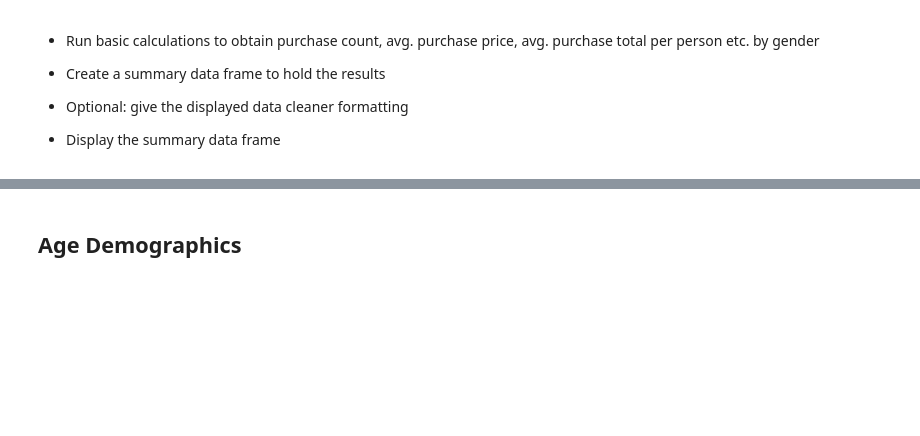
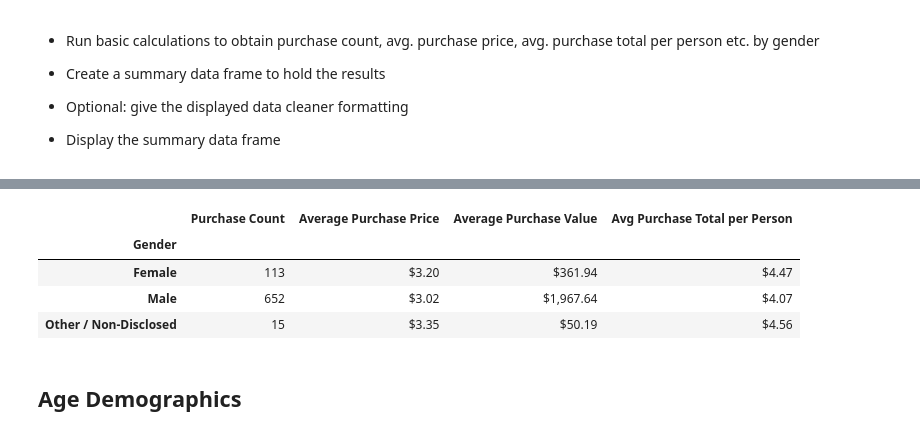
Before and after one commit to sean-galloway/pandas-challenge, a Jupyter notebook: HeroesOfPymoli.ipynb, the cells around one changed output, grey strips where cells are left out. Drawn from its saved outputs; the diff is of its cells as text; code cells hidden in the pictures; blank space fills up the shorter version.

```diff
--- a/HeroesOfPymoli.ipynb
+++ b/HeroesOfPymoli.ipynb
@@ -107,0 +74,20 @@ SyntaxError: EOL while scanning string literal (<ipython-input-17-332bb30aabe9>,
+# %%
+# get a gender data frame group
+gender_dfg = purchase_data_df.groupby("Gender")
+# for key, item in gender_dfg:
+#     print(gender_dfg.get_group(key))
+
+# total screen names by gender
+total_gender_dfu = gender_dfg.nunique()["SN"]
+# print(total_gender_dfu)
+
+# find player percentage
+percent_of_players_dfu = total_gender_dfu / player_count * 100
+# print(percent_of_players_dfu)
+
+# Create data frame
+gender_demo_df = pd.DataFrame({"Total Count": total_gender_dfu, "Percentage of Players": percent_of_players_dfu})
+gender_demo_df.index.name = None
+
+# Format the values sorted by total count in descending order, and two decimal places for the percentage
+gender_demo_df.sort_values(["Total Count"], ascending = False).style.format({"Percentage of Players":"{:.2f}%"})
@@ -131,3 +115,32 @@ SyntaxError: EOL while scanning string literal (<ipython-input-17-332bb30aabe9>,
+# %%
+# Get the stats from the gender data frame
+purchase_count = gender_dfg["Purchase ID"].count()
+avg_purchase_price = gender_dfg["Price"].mean()
+avg_purchase_total = gender_dfg["Price"].sum()
+avg_purchase_per_person = avg_purchase_total / total_gender
+
+# Create data frame with the values above
+gender_demo_df = pd.DataFrame({"Purchase Count": purchase_count,
+                               "Average Purchase Price": avg_purchase_price,
+                               "Average Purchase Value":avg_purchase_total,
+                               "Avg Purchase Total per Person": avg_purchase_per_person
+                             })
+
+# Make index in top left as "Gender"
+gender_demo_df.index.name = "Gender"
+
+# Format with currency style
+gender_demo_df.style.format({
+                                "Average Purchase Price":"${:,.2f}",
+                                "Average Purchase Value":"${:,.2f}",
+                                "Avg Purchase Total per Person":"${:,.2f}"
+                            })
+# %% [output]
+|  | Purchase Count | Average Purchase Price | Average Purchase Value | Avg Purchase Total per Person |
+| Gender |  |  |  |  |
+| Female | 113 | $3.20 | $361.94 | $4.47 |
+| Male | 652 | $3.02 | $1,967.64 | $4.07 |
+| Other / Non-Disclosed | 15 | $3.35 | $50.19 | $4.56 |
 # %% [markdown]
 ## Age Demographics
 # %% [markdown]
```
Also changed, not shown: parts of 8 cells of this notebook.
